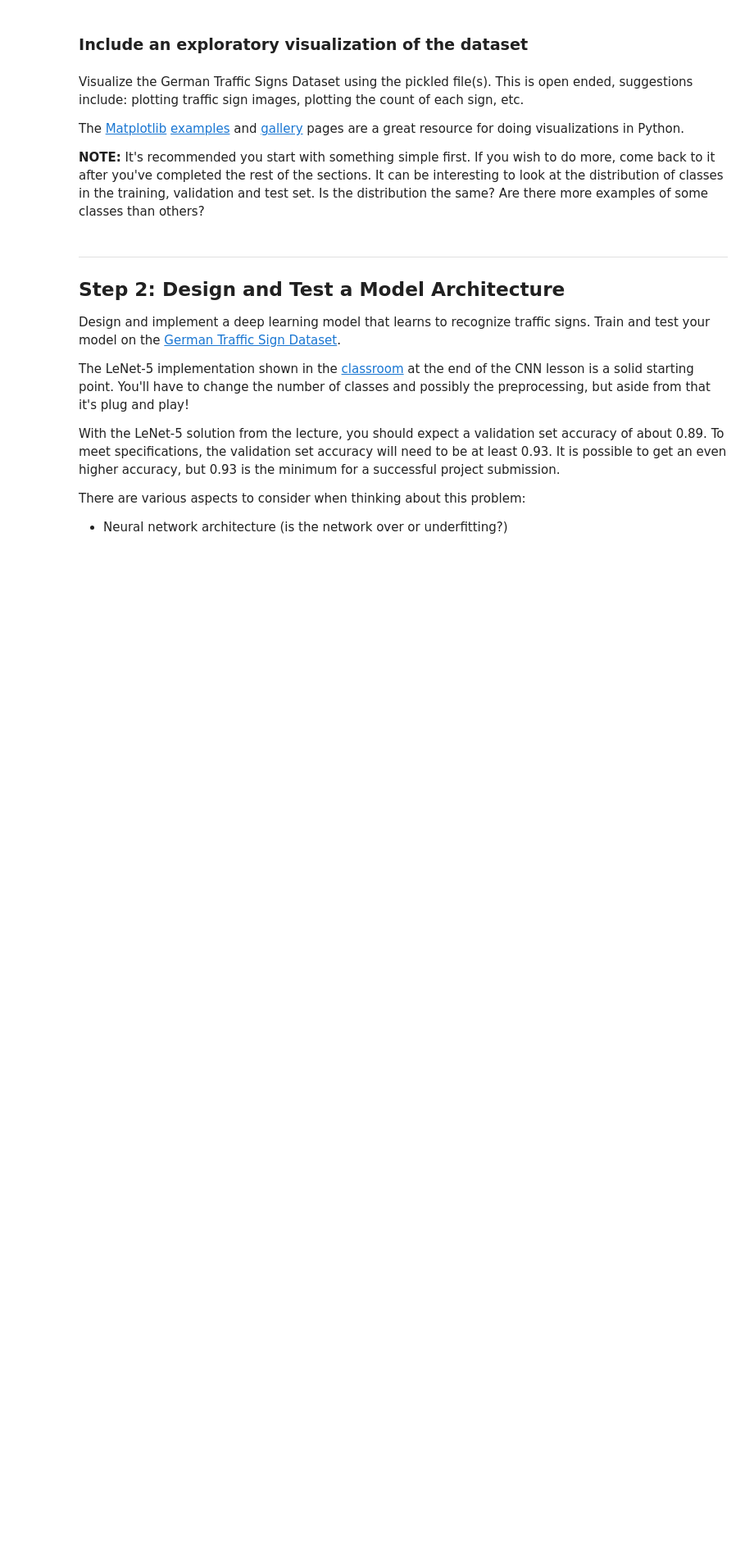
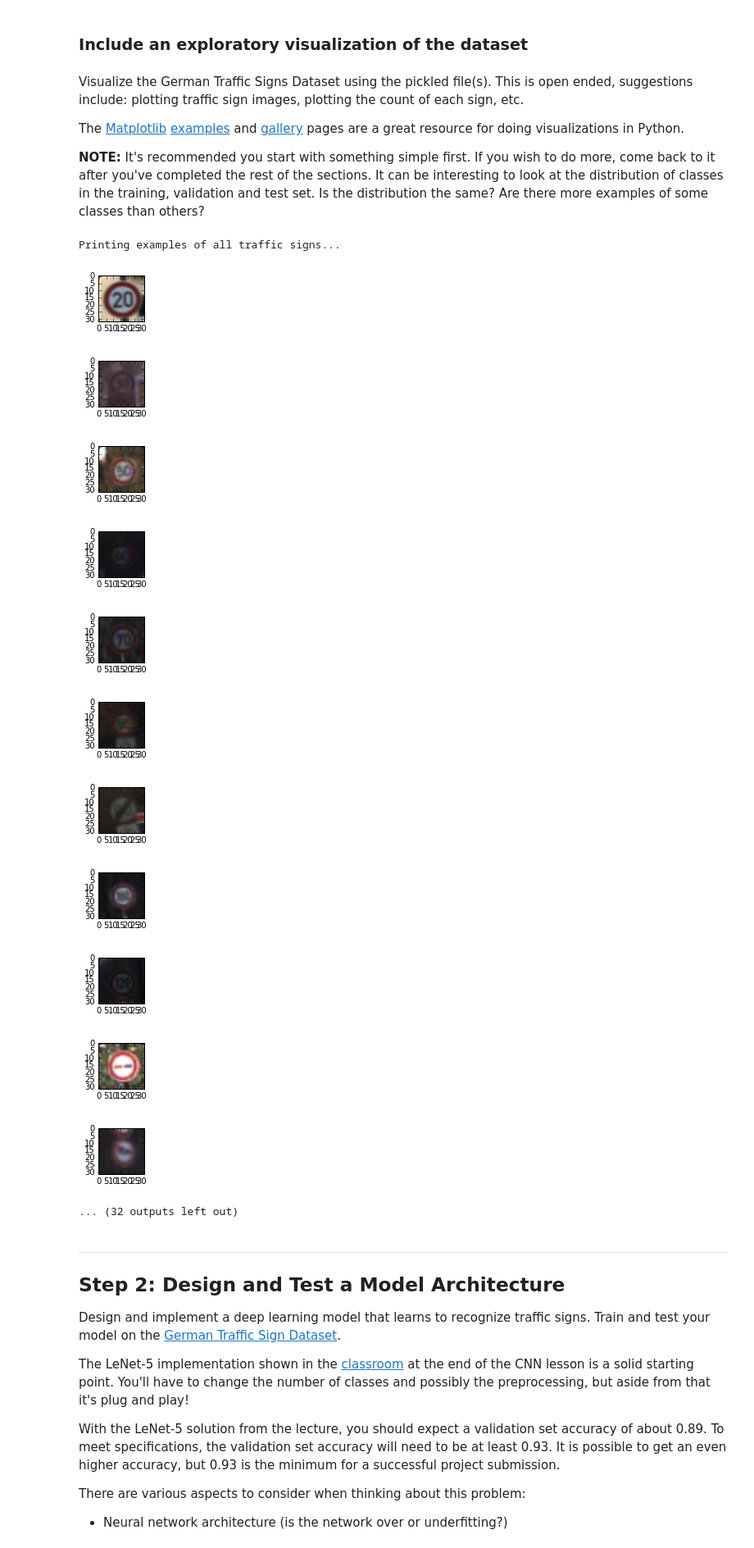
Before and after one commit to nategreco/CarND-Traffic-Sign-Classifier-Project, a Jupyter notebook: Traffic_Sign_Classifier.ipynb, the cells around one changed output. Shown at 82% size. Saved outputs shown, nothing was run; the diff lists cells and outputs as text; code cells hidden in the pictures; blank space fills up the shorter version.

Commit message:
Started image pre-processing

```diff
--- a/Traffic_Sign_Classifier.ipynb
+++ b/Traffic_Sign_Classifier.ipynb
@@ -75,19 +76,19 @@ Complete the basic data summary below. Use python, numpy and/or pandas methods t
 ### Use python, pandas or numpy methods rather than hard coding the results
 
 # TODO: Number of training examples
-n_train = ?
+n_train = len(X_train)
 
 # TODO: Number of validation examples
-n_validation = ?
+n_validation = len(X_valid)
 
 # TODO: Number of testing examples.
-n_test = ?
+n_test = len(X_test)
 
 # TODO: What's the shape of an traffic sign image?
-image_shape = ?
+image_shape = X_train[0].shape
 
 # TODO: How many unique classes/labels there are in the dataset.
-n_classes = ?
+n_classes = max(y_train) + 1 #Add 1 because it starts with 0
 
 print("Number of training examples =", n_train)
 print("Number of testing examples =", n_test)
@@ -104,9 +110,32 @@ The [Matplotlib](http://matplotlib.org/) [examples](http://matplotlib.org/exampl
 # %%
 ### Data exploration visualization code goes here.
 ### Feel free to use as many code cells as needed.
+import random
+import numpy as np
 import matplotlib.pyplot as plt
 # Visualizations will be shown in the notebook.
 %matplotlib inline
+print('Printing examples of all traffic signs...')
+for n_class in range(n_classes):
+    index = np.where(y_train == n_class)[0][0]
+    image = X_train[index].squeeze()
+    plt.figure(figsize=(1,1))
+    plt.imshow(image, cmap="gray")
+    #print(y_train[index])
+# %% [output]
+Printing examples of all traffic signs...
+[figure, added]
+[figure, added]
+[figure, added]
+[figure, added]
+[figure, added]
+[figure, added]
+[figure, added]
+[figure, added]
+[figure, added]
+[figure, added]
+[figure, added]
+... (32 outputs left out)
 # %% [markdown]
 ----
 
```
Also changed, not shown: parts of 5 cells of this notebook.
